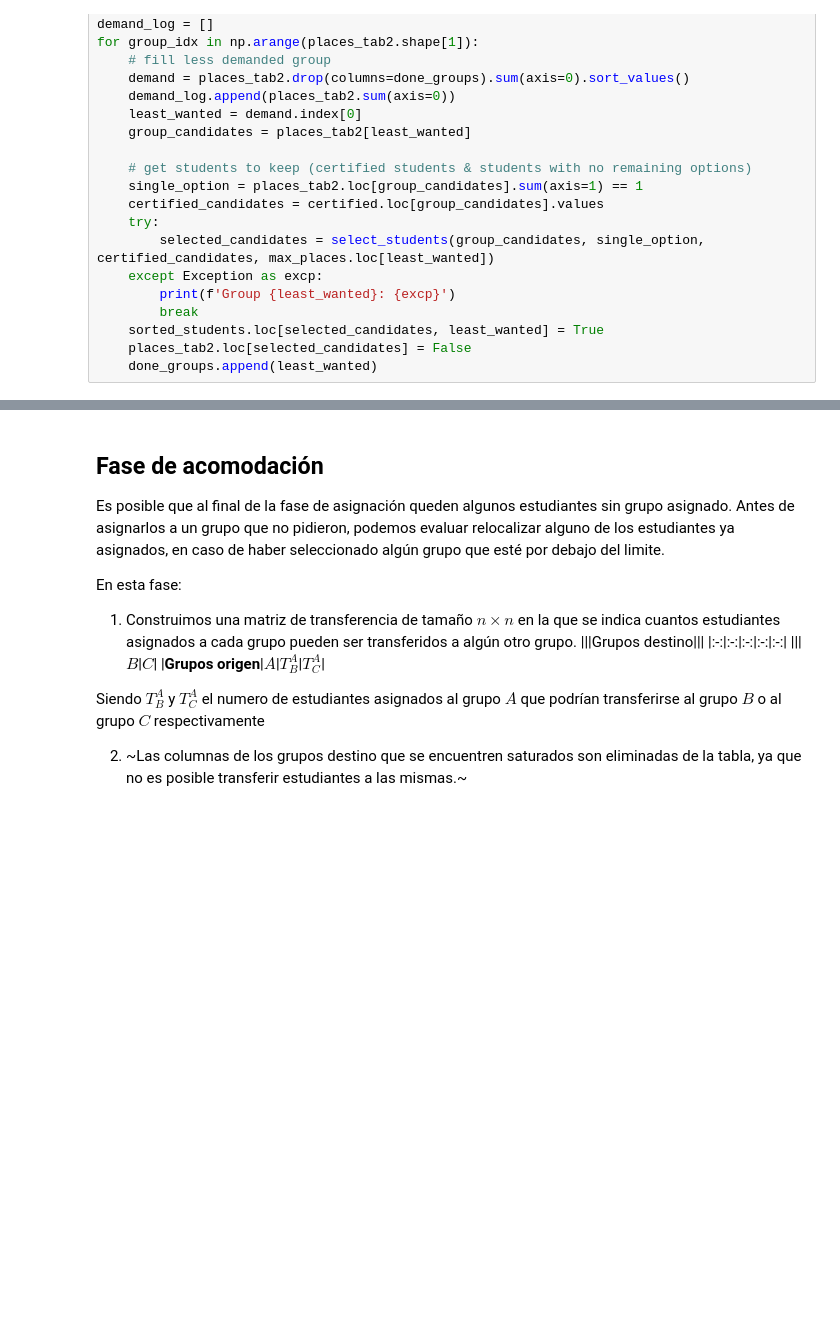
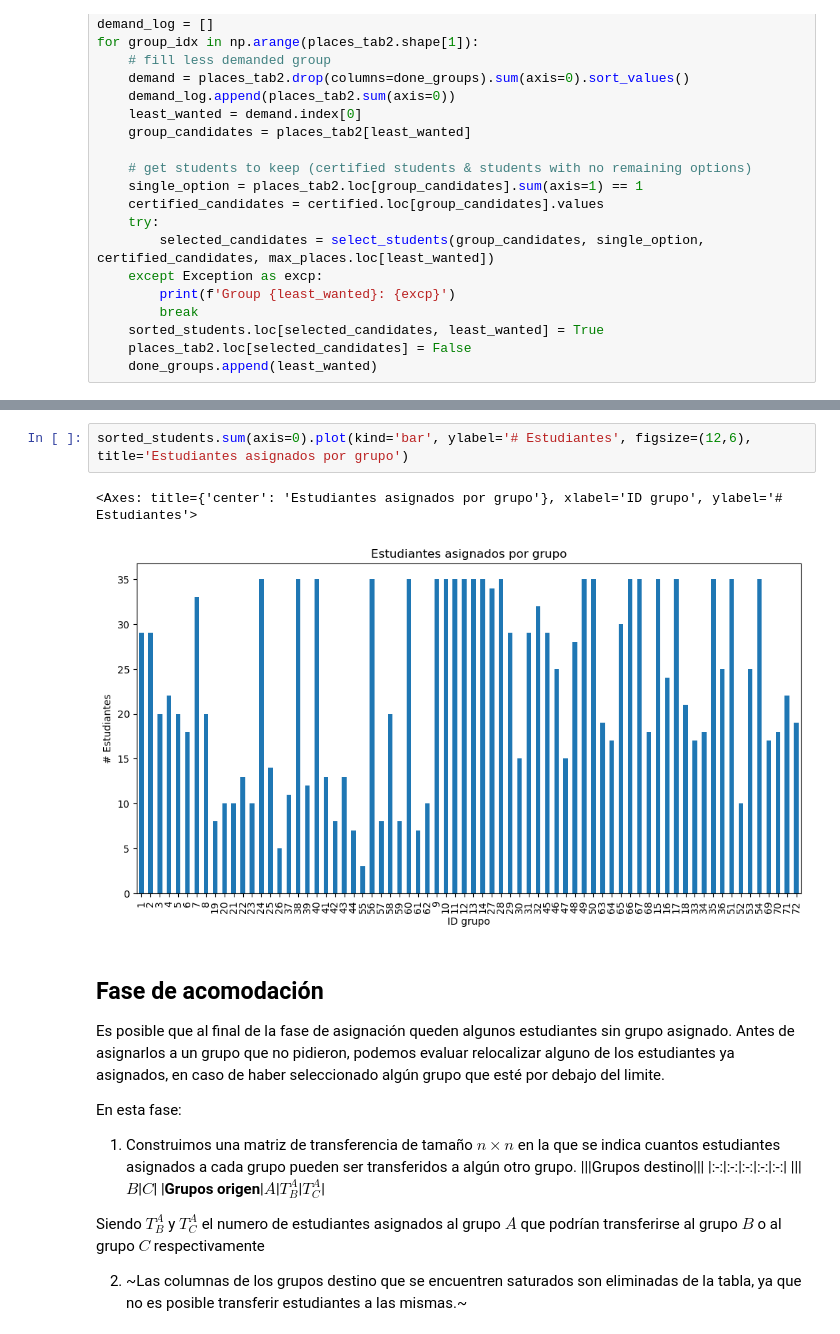
Before and after one commit to HJuan412/group_reparting, a Jupyter notebook: Asignador.ipynb, the cells around one changed output, grey strips where cells are left out. Drawn from its saved outputs; the diff is of its cells as text; blank space fills up the shorter version.

```diff
--- a/Asignador.ipynb
+++ b/Asignador.ipynb
@@ -225,3 +201,8 @@ for row in demand_log.to_numpy().T:
+# %%
+sorted_students.sum(axis=0).plot(kind='bar', ylabel='# Estudiantes', figsize=(12,6), title='Estudiantes asignados por grupo')
+# %% [output]
+<Axes: title={'center': 'Estudiantes asignados por grupo'}, xlabel='ID grupo', ylabel='# Estudiantes'>
+[figure, added]
 # %% [markdown]
 ## Fase de acomodación
 Es posible que al final de la fase de asignación queden algunos estudiantes sin grupo asignado. Antes de asignarlos a un grupo que no pidieron, podemos evaluar relocalizar alguno de los estudiantes ya asignados, en caso de haber seleccionado algún grupo que esté por debajo del limite.
```
Also changed, not shown: parts of 6 cells of this notebook.
